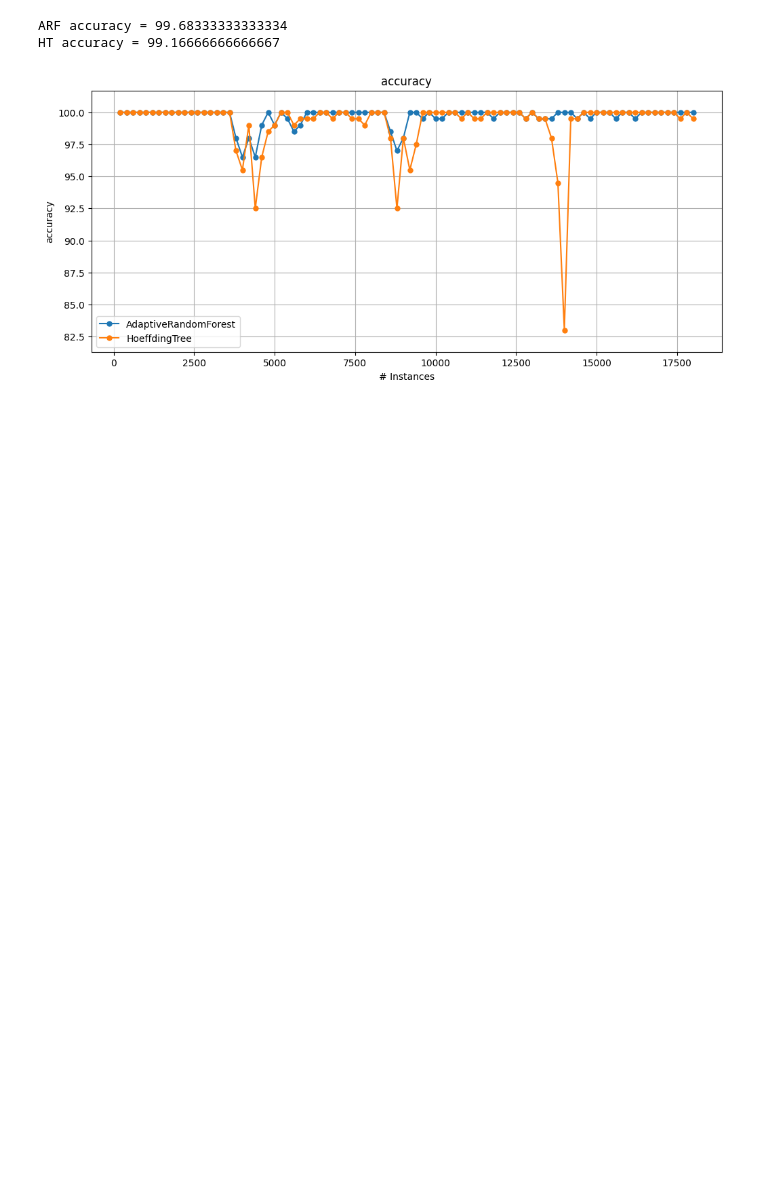
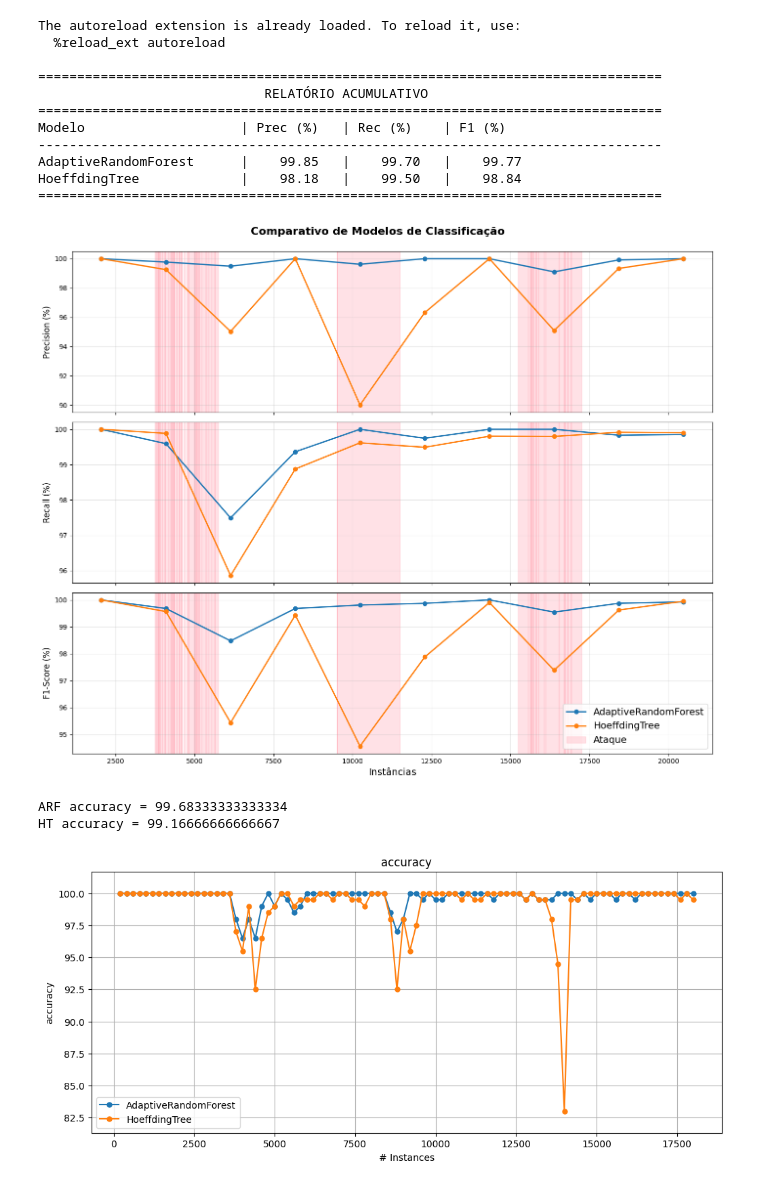
Before and after one commit to iRocktys/anomaly-detection-data-stream, a Jupyter notebook: ClassificationDevelop.ipynb, the cells around one changed output. Cells and saved outputs as stored; diff of their text form; code cells hidden in the pictures; blank space fills up the shorter version.

Commit message:
Up cenários Adaptação

```diff
--- a/ClassificationDevelop.ipynb
+++ b/ClassificationDevelop.ipynb
@@ -53,3 +53,55 @@ HoeffdingTree             |    98.93   |    99.56   |    99.24
+# %%
+%load_ext autoreload
+%autoreload 2
+
+from src.ClassificationModels import get_classification_models
+from src.ClassificationPipeline import ClassificationExperimentRunner
+from src.DataStreamProcessor import DataStreamProcessor
+import pandas as pd
+
+# Instancia o objeto
+processor = DataStreamProcessor(logging=False)
+runner = ClassificationExperimentRunner()
+
+# df = pd.read_csv('data/15k/Adaptação/Adaptação_25.csv')
+# df = pd.read_csv('data/15k/Adaptação/Adaptação_250.csv')
+# df = pd.read_csv('data/15k/Adaptação/Adaptação_500.csv')
+# df = pd.read_csv('data/15k/Adaptação/Adaptação_1000.csv')
+df = pd.read_csv('data/15k/Adaptação/Adaptação_2000.csv')
+
+stream, targets, features = processor.create_stream(
+    df=df,
+    target_label_col='Label',
+    binary_label=True,
+    normalize_method="StandardScaler",
+    threshold_var=0.001,
+    threshold_corr=0.85,
+    top_n_features=None,
+    return_stream=True,
+    extra_ignore_cols=['Source IP', 'Source Port','Destination IP','Destination Port','Protocol'],
+    imputation_method='mediana'
+)
+
+# Obter modelos
+modelos = get_classification_models(stream.get_schema(), selected_models=['ARF', 'HT'])
+
+# Treinar e avaliar os modelos
+results, attacks = runner.run_experiments(stream, modelos, window_size=2048, logging=False)
+runner.print_metrics(results)
+runner.plot(results, attacks, title="Comparativo de Modelos de Classificação")
+# %% [output]
+The autoreload extension is already loaded. To reload it, use:
+  %reload_ext autoreload
+
+================================================================================
+                             RELATÓRIO ACUMULATIVO
+================================================================================
+Modelo                    | Prec (%)   | Rec (%)    | F1 (%)
+--------------------------------------------------------------------------------
+AdaptiveRandomForest      |    99.85   |    99.70   |    99.77
+HoeffdingTree             |    98.18   |    99.50   |    98.84
+================================================================================
+[figure, added]
 # %%
 from capymoa.evaluation import prequential_evaluation_multiple_learners
 from capymoa.evaluation.visualization import plot_windowed_results
```
Also changed, not shown: parts of 1 cell of this notebook, 1 other file.
